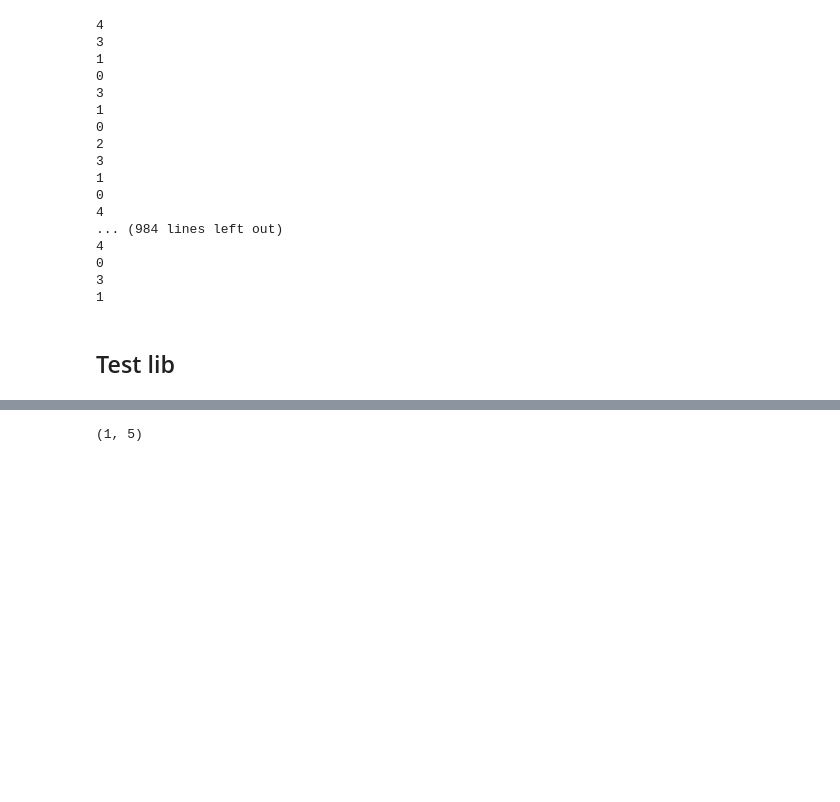
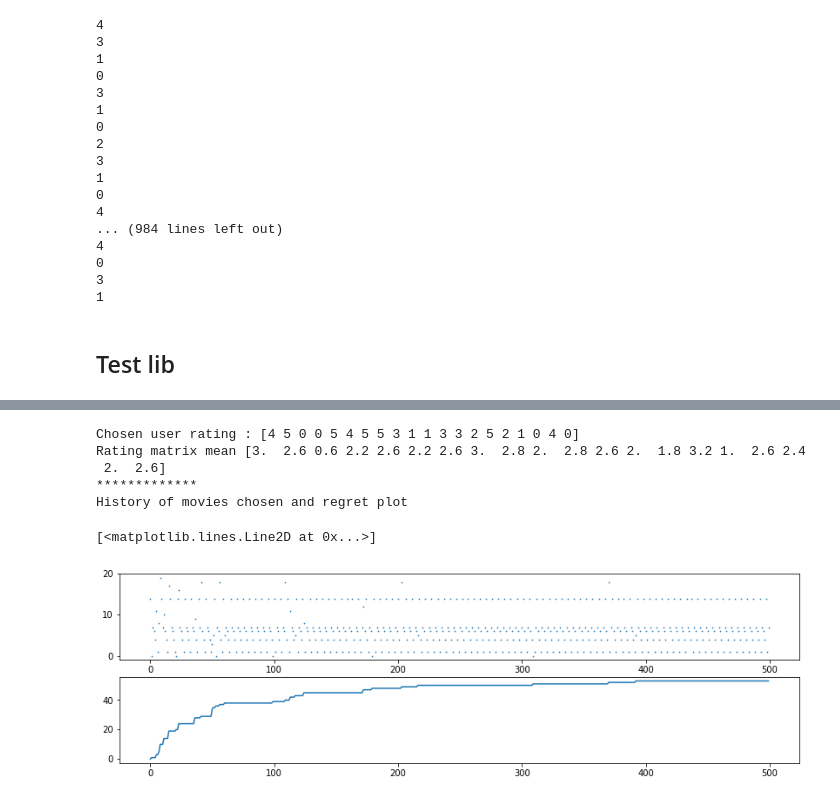
Before and after one commit to hassan-el-mansouri-khoudari/linear-bandits-movie-recommender, a Jupyter notebook: ucb_notebook.ipynb, the cells around one changed output, grey strips where cells are left out. Drawn from its saved outputs; the diff is of its cells as text; code cells hidden in the pictures; blank space fills up the shorter version.

Commit message:
Adding regret plotting and more complex rating matrices" "=

```diff
--- a/ucb_notebook.ipynb
+++ b/ucb_notebook.ipynb
@@ -247,4 +228,0 @@ LinUCB(T = 1000, user = dylan, H = H, d = 1)
-# %%
-H.shape
-# %% [output]
-(1, 5)
@@ -250,0 +233,27 @@ H.shape
+# %%
+#generate rating matrix of size (20usersX100movies)
+Ratings = np.array([np.random.randint(0,6) for i in range(100)]).reshape(5,20)
+
+user = 3
+print("Chosen user rating :", Ratings[user])
+print("Rating matrix mean", np.sum(Ratings,axis=0)/Ratings.shape[0])
+d = 1
+
+H = non_neg_decomp(Ratings, d)
+final_rec, history, regret = LinUCB(T = 500, user = Ratings[user], H = H, d = 1)
+
+print("*************")
+print("History of movies chosen and regret plot")
+plt.figure(figsize=(14, 4))
+plt.subplot(2,1,1)
+plt.scatter(range(500),history,s=0.5)
+plt.subplot(2,1,2)
+plt.plot(regret)
+# %% [output]
+Chosen user rating : [4 5 0 0 5 4 5 5 3 1 1 3 3 2 5 2 1 0 4 0]
+Rating matrix mean [3.  2.6 0.6 2.2 2.6 2.2 2.6 3.  2.8 2.  2.8 2.6 2.  1.8 3.2 1.  2.6 2.4
+ 2.  2.6]
+*************
+History of movies chosen and regret plot
+[<matplotlib.lines.Line2D at 0x...>]
+[figure, added]
```
Also changed, not shown: parts of 4 cells of this notebook, 2 other files.
